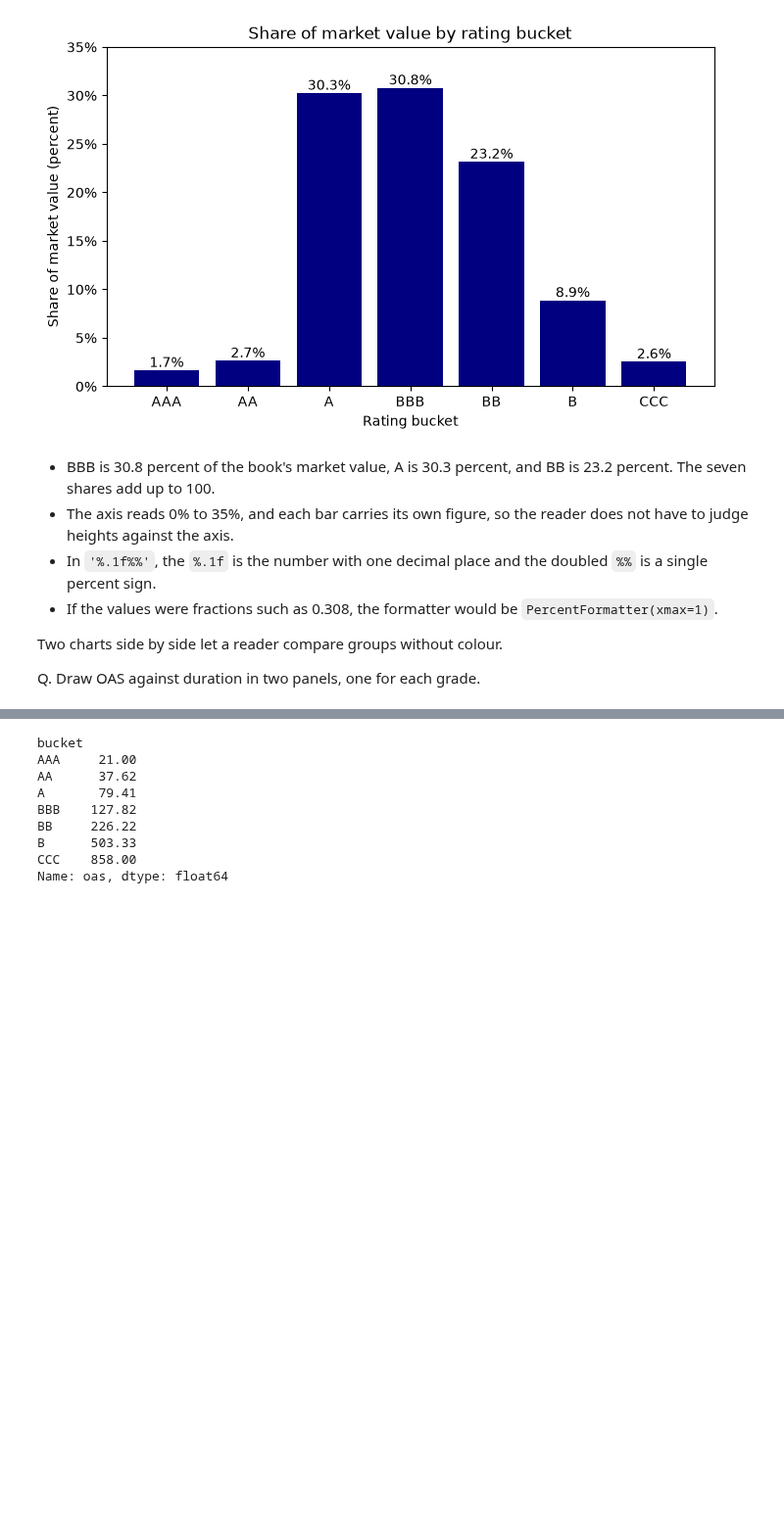
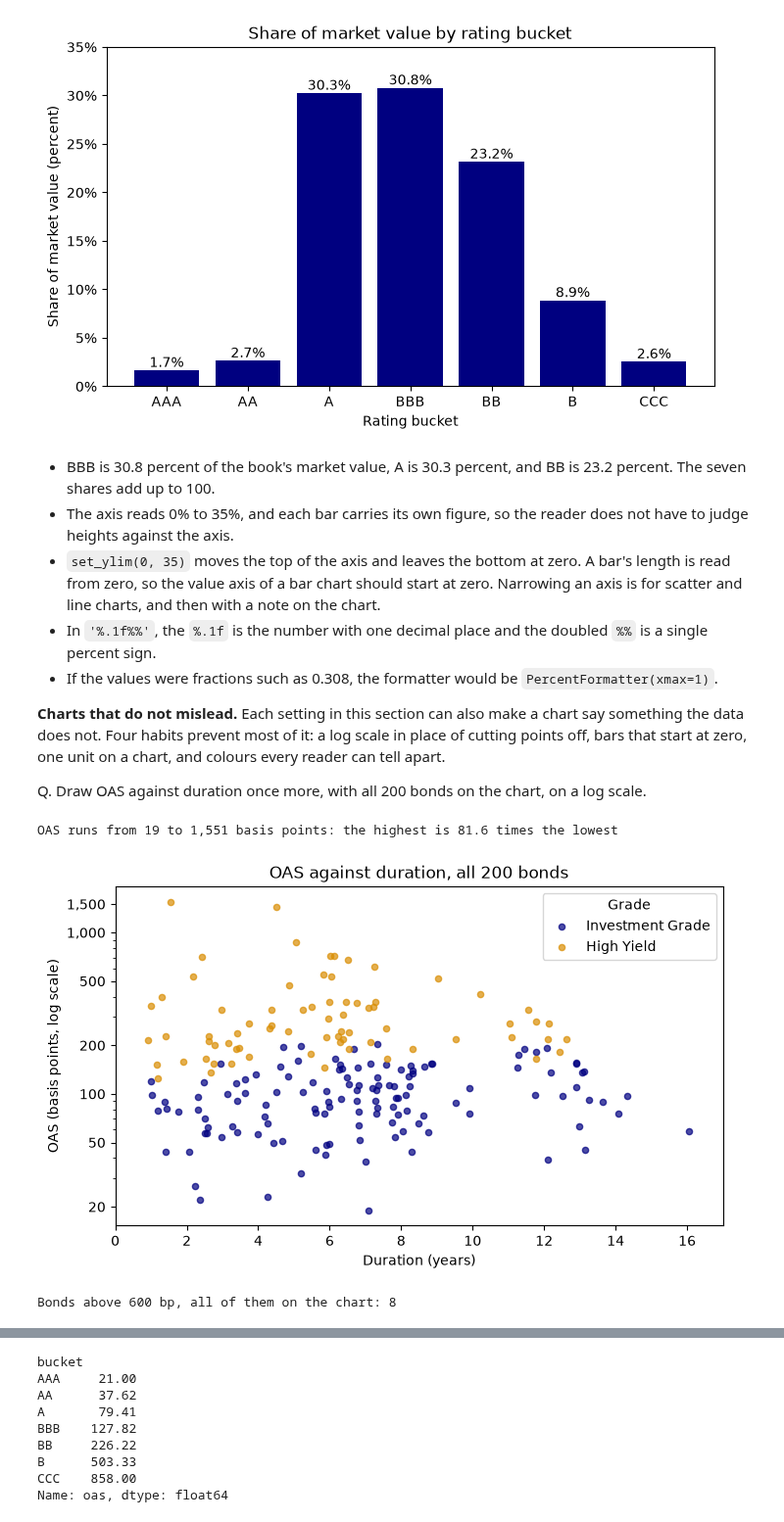
Before and after one commit to lenamonj/python-fixed-income, a Jupyter notebook: course1_python_foundations/week3/day2/12_visualization_more.ipynb, the cells around one changed output, grey strips where cells are left out. Shown at 98% size. Cells and saved outputs as stored; diff of their text form; code cells hidden in the pictures; blank space fills up the shorter version.

```diff
--- a/course1_python_foundations/week3/day2/12_visualization_more.ipynb
+++ b/course1_python_foundations/week3/day2/12_visualization_more.ipynb
@@ -1139,9 +1138,43 @@ Name: market_value, dtype: float64
 # %% [markdown]
 * BBB is 30.8 percent of the book's market value, A is 30.3 percent, and BB is 23.2 percent. The seven shares add up to 100.
 * The axis reads 0% to 35%, and each bar carries its own figure, so the reader does not have to judge heights against the axis.
+* `set_ylim(0, 35)` moves the top of the axis and leaves the bottom at zero. A bar's length is read from zero, so the value axis of a bar chart should start at zero. Narrowing an axis is for scatter and line charts, and then with a note on the chart.
 * In `'%.1f%%'`, the `%.1f` is the number with one decimal place and the doubled `%%` is a single percent sign.
 * If the values were fractions such as 0.308, the formatter would be `PercentFormatter(xmax=1)`.
 
-Two charts side by side let a reader compare groups without colour.
+**Charts that do not mislead.** Each setting in this section can also make a chart say something the data does not. Four habits prevent most of it: a log scale in place of cutting points off, bars that start at zero, one unit on a chart, and colours every reader can tell apart.
 
-Q. Draw OAS against duration in two panels, one for each grade.
+Q. Draw OAS against duration once more, with all 200 bonds on the chart, on a log scale.
+# %%
+# the lowest and the highest OAS, and how many times the lowest goes into the highest
+lowest_oas = book['oas'].min()
+highest_oas = book['oas'].max()
+print(f'OAS runs from {lowest_oas:,} to {highest_oas:,} basis points: the highest is {highest_oas / lowest_oas:,.1f} times the lowest')
+
+fig, ax = plt.subplots(figsize=(8, 4.5))
+for grade, colour in grade_colours.items():
+    part = book[book['grade'] == grade]
+    ax.scatter(part['duration'], part['oas'], color=colour, s=20, alpha=0.7, label=grade)
+
+# a log scale: equal steps up the axis multiply the value by the same amount
+ax.set_yscale('log')
+
+# the values to label on the axis, written as plain numbers
+ax.set_yticks([20, 50, 100, 200, 500, 1000, 1500])
+ax.yaxis.set_major_formatter('{x:,.0f}')
+ax.set_xlim(0, 17)
+
+ax.legend(title='Grade')
+ax.set_title('OAS against duration, all 200 bonds')
+ax.set_xlabel('Duration (years)')
+# the label says that the scale is a log scale
+ax.set_ylabel('OAS (basis points, log scale)')
+
+plt.show()
+
+above_600 = (book['oas'] > 600).sum()
+print(f'Bonds above 600 bp, all of them on the chart: {above_600:,}')
+# %% [output]
+OAS runs from 19 to 1,551 basis points: the highest is 81.6 times the lowest
+[figure, added]
+Bonds above 600 bp, all of them on the chart: 8
```
Also changed, not shown: parts of 27 cells of this notebook, 38 other files.
